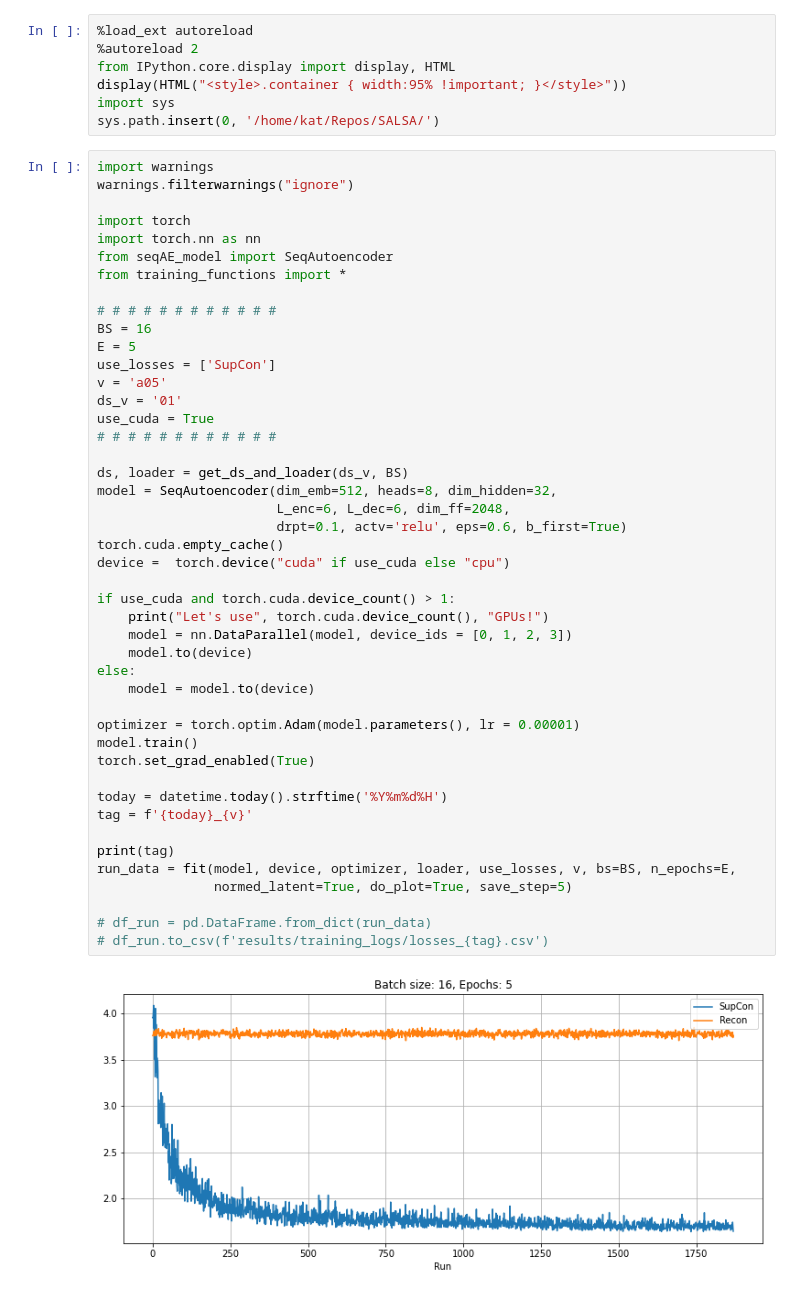
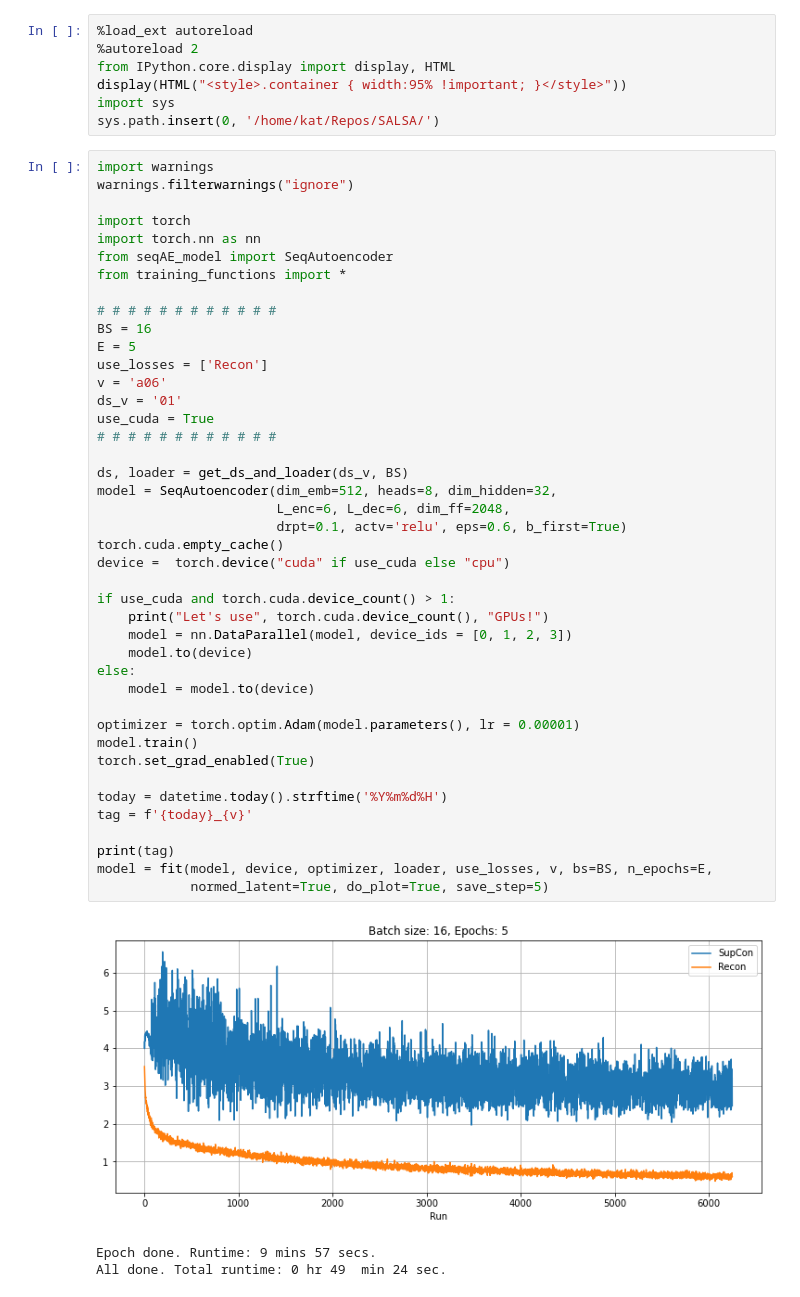
Before and after one commit to katfish666/SALSA, a Jupyter notebook: notebooks_01_modeling/20220424_scriptifying_training.ipynb, the cells around one changed output. Drawn from its saved outputs; the diff is of its cells as text.

Commit message:
Cleaning stuff up. Eval py file. Results. Etc.

```diff
--- a/notebooks_01_modeling/20220424_scriptifying_training.ipynb
+++ b/notebooks_01_modeling/20220424_scriptifying_training.ipynb
@@ -17,38 +17,37 @@ from training_functions import *
 # # # # # # # # # # # #
 BS = 16
 E = 5
-use_losses = ['SupCon']
-v = 'a05'
+use_losses = ['Recon']
+v = 'a06'
 ds_v = '01'
 use_cuda = True
 # # # # # # # # # # # #
 
 ds, loader = get_ds_and_loader(ds_v, BS)
 model = SeqAutoencoder(dim_emb=512, heads=8, dim_hidden=32,
                        L_enc=6, L_dec=6, dim_ff=2048,
                        drpt=0.1, actv='relu', eps=0.6, b_first=True)
 torch.cuda.empty_cache()
 device =  torch.device("cuda" if use_cuda else "cpu")
 
 if use_cuda and torch.cuda.device_count() > 1:
     print("Let's use", torch.cuda.device_count(), "GPUs!")
     model = nn.DataParallel(model, device_ids = [0, 1, 2, 3])
     model.to(device)
 else:
     model = model.to(device)
 
 optimizer = torch.optim.Adam(model.parameters(), lr = 0.00001)
 model.train()
 torch.set_grad_enabled(True)
 
 today = datetime.today().strftime('%Y%m%d%H')
 tag = f'{today}_{v}'
 
 print(tag)
-run_data = fit(model, device, optimizer, loader, use_losses, v, bs=BS, n_epochs=E,
-               normed_latent=True, do_plot=True, save_step=5)
-
-# df_run = pd.DataFrame.from_dict(run_data)
-# df_run.to_csv(f'results/training_logs/losses_{tag}.csv')
+model = fit(model, device, optimizer, loader, use_losses, v, bs=BS, n_epochs=E,
+            normed_latent=True, do_plot=True, save_step=5)
 # %% [output]
-[figure, old version]
+[figure, new version]
+Epoch done. Runtime: 9 mins 57 secs.
+All done. Total runtime: 0 hr 49  min 24 sec.
```
Also changed, not shown: 32 other files.
